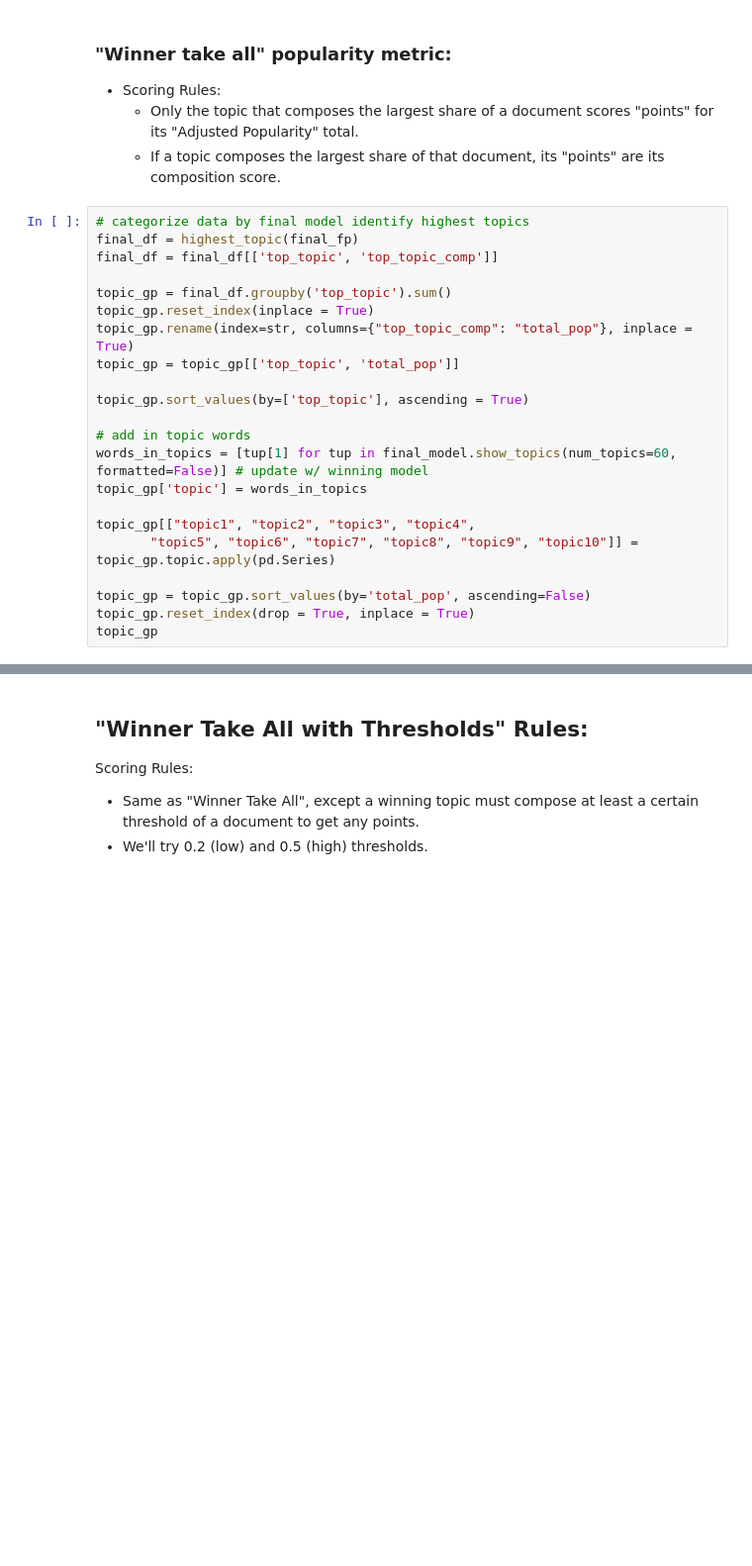
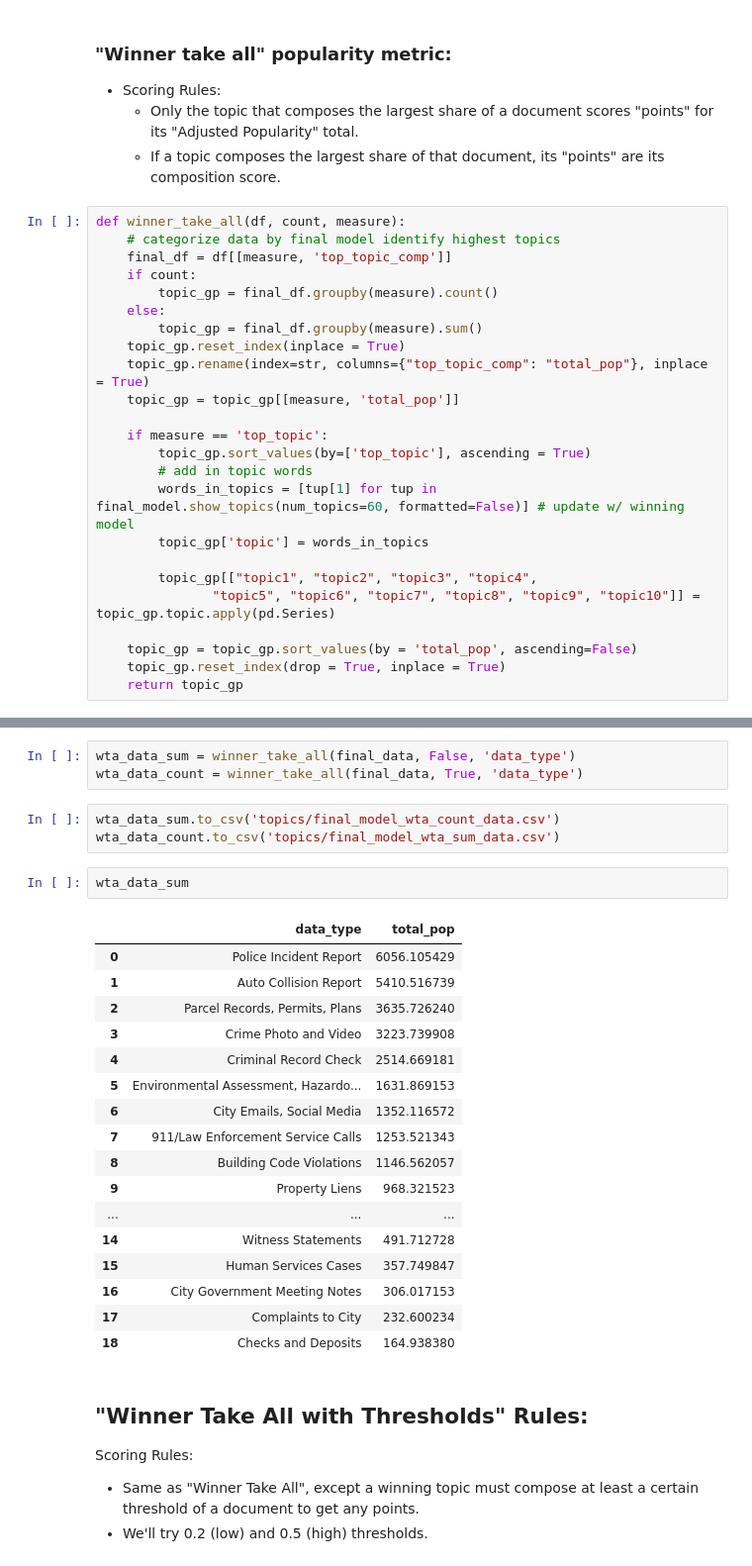
Before and after one commit to alenastern/Sunlight_FOIA, a Jupyter notebook: src/analysis/PRR_Topic_Popularity_LDA.ipynb, the cells around one changed output, grey strips where cells are left out. Shown at 99% size. Cells and saved outputs as stored; diff of their text form; blank space fills up the shorter version.

```diff
--- a/src/analysis/PRR_Topic_Popularity_LDA.ipynb
+++ b/src/analysis/PRR_Topic_Popularity_LDA.ipynb
@@ -778,24 +820,26 @@ final_model.show_topics(num_topics=60, formatted=False)
     * Only the topic that composes the largest share of a document scores "points" for its "Adjusted Popularity" total.
     * If a topic composes the largest share of that document, its "points" are its composition score.
 # %%
-# categorize data by final model identify highest topics
-final_df = highest_topic(final_fp)
-final_df = final_df[['top_topic', 'top_topic_comp']]
+def winner_take_all(df, count, measure):
+    # categorize data by final model identify highest topics
+    final_df = df[[measure, 'top_topic_comp']]
+    if count:
+        topic_gp = final_df.groupby(measure).count()
+    else:
+        topic_gp = final_df.groupby(measure).sum()
+    topic_gp.reset_index(inplace = True)
+    topic_gp.rename(index=str, columns={"top_topic_comp": "total_pop"}, inplace = True)
+    topic_gp = topic_gp[[measure, 'total_pop']]
 
-topic_gp = final_df.groupby('top_topic').sum()
-topic_gp.reset_index(inplace = True)
-topic_gp.rename(index=str, columns={"top_topic_comp": "total_pop"}, inplace = True)
-topic_gp = topic_gp[['top_topic', 'total_pop']]
+    if measure == 'top_topic':
+        topic_gp.sort_values(by=['top_topic'], ascending = True)
+        # add in topic words
+        words_in_topics = [tup[1] for tup in final_model.show_topics(num_topics=60, formatted=False)] # update w/ winning model
+        topic_gp['topic'] = words_in_topics
 
-topic_gp.sort_values(by=['top_topic'], ascending = True)
+        topic_gp[["topic1", "topic2", "topic3", "topic4",
+               "topic5", "topic6", "topic7", "topic8", "topic9", "topic10"]] = topic_gp.topic.apply(pd.Series)
 
-# add in topic words
-words_in_topics = [tup[1] for tup in final_model.show_topics(num_topics=60, formatted=False)] # update w/ winning model
-topic_gp['topic'] = words_in_topics
-
-topic_gp[["topic1", "topic2", "topic3", "topic4",
-       "topic5", "topic6", "topic7", "topic8", "topic9", "topic10"]] = topic_gp.topic.apply(pd.Series)
-
-topic_gp = topic_gp.sort_values(by='total_pop', ascending=False)
-topic_gp.reset_index(drop = True, inplace = True)
-topic_gp
+    topic_gp = topic_gp.sort_values(by = 'total_pop', ascending=False)
+    topic_gp.reset_index(drop = True, inplace = True)
+    return topic_gp
@@ -822,3 +852,29 @@ topic_gp.to_csv('topics/wta_pop_c2000_60_top_topics.csv')
+# %%
+wta_data_sum = winner_take_all(final_data, False, 'data_type')
+wta_data_count = winner_take_all(final_data, True, 'data_type')
+# %%
+wta_data_sum.to_csv('topics/final_model_wta_count_data.csv')
+wta_data_count.to_csv('topics/final_model_wta_sum_data.csv')
+# %%
+wta_data_sum
+# %% [output]
+|  | data_type | total_pop |
+| 0 | Police Incident Report | 6056.105429 |
+| 1 | Auto Collision Report | 5410.516739 |
+| 2 | Parcel Records, Permits, Plans | 3635.726240 |
+| 3 | Crime Photo and Video | 3223.739908 |
+| 4 | Criminal Record Check | 2514.669181 |
+| 5 | Environmental Assessment, Hazardo... | 1631.869153 |
+| 6 | City Emails, Social Media | 1352.116572 |
+| 7 | 911/Law Enforcement Service Calls | 1253.521343 |
+| 8 | Building Code Violations | 1146.562057 |
+| 9 | Property Liens | 968.321523 |
+| ... | ... | ... |
+| 14 | Witness Statements | 491.712728 |
+| 15 | Human Services Cases | 357.749847 |
+| 16 | City Government Meeting Notes | 306.017153 |
+| 17 | Complaints to City | 232.600234 |
+| 18 | Checks and Deposits | 164.938380 |
 # %% [markdown]
 ## "Winner Take All with Thresholds" Rules:
 
```
Also changed, not shown: parts of 46 cells of this notebook.
